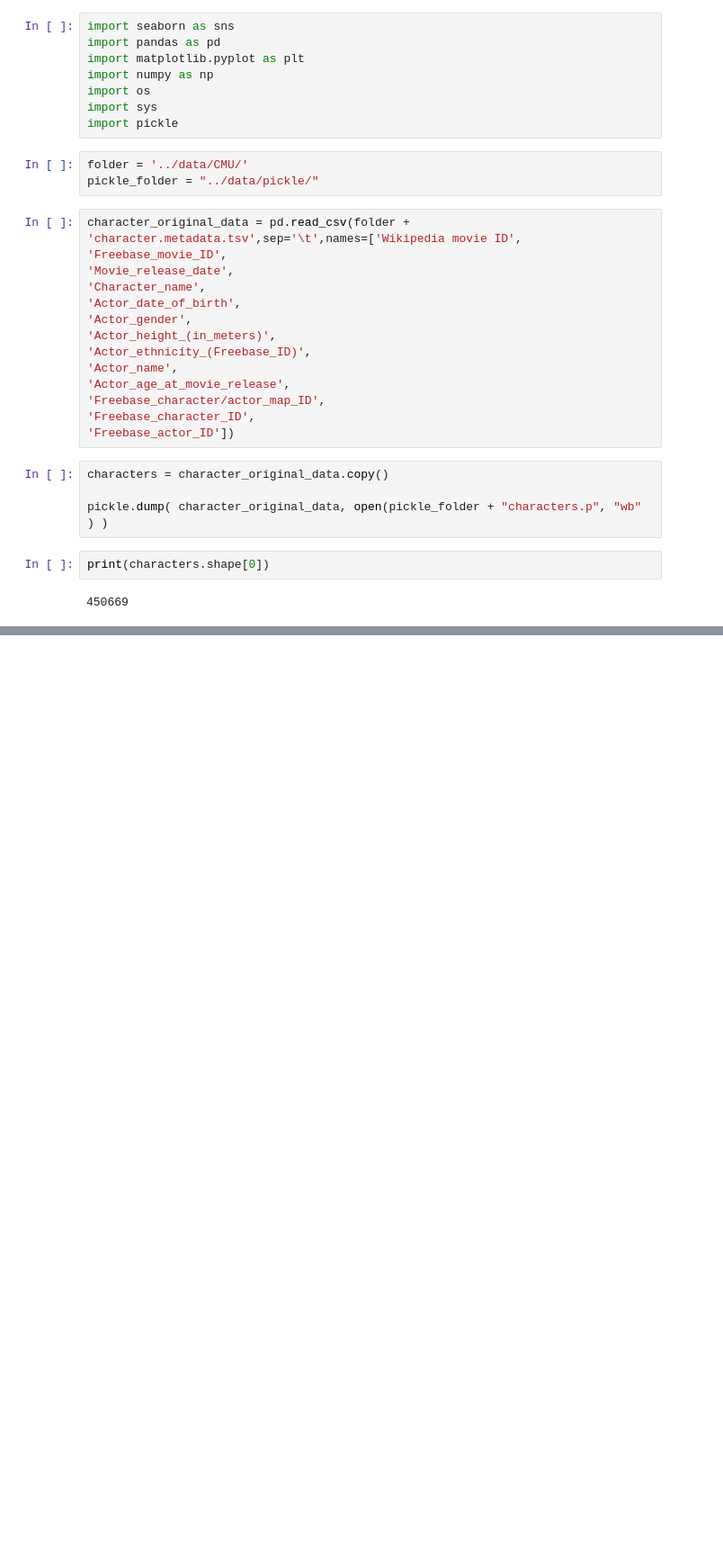
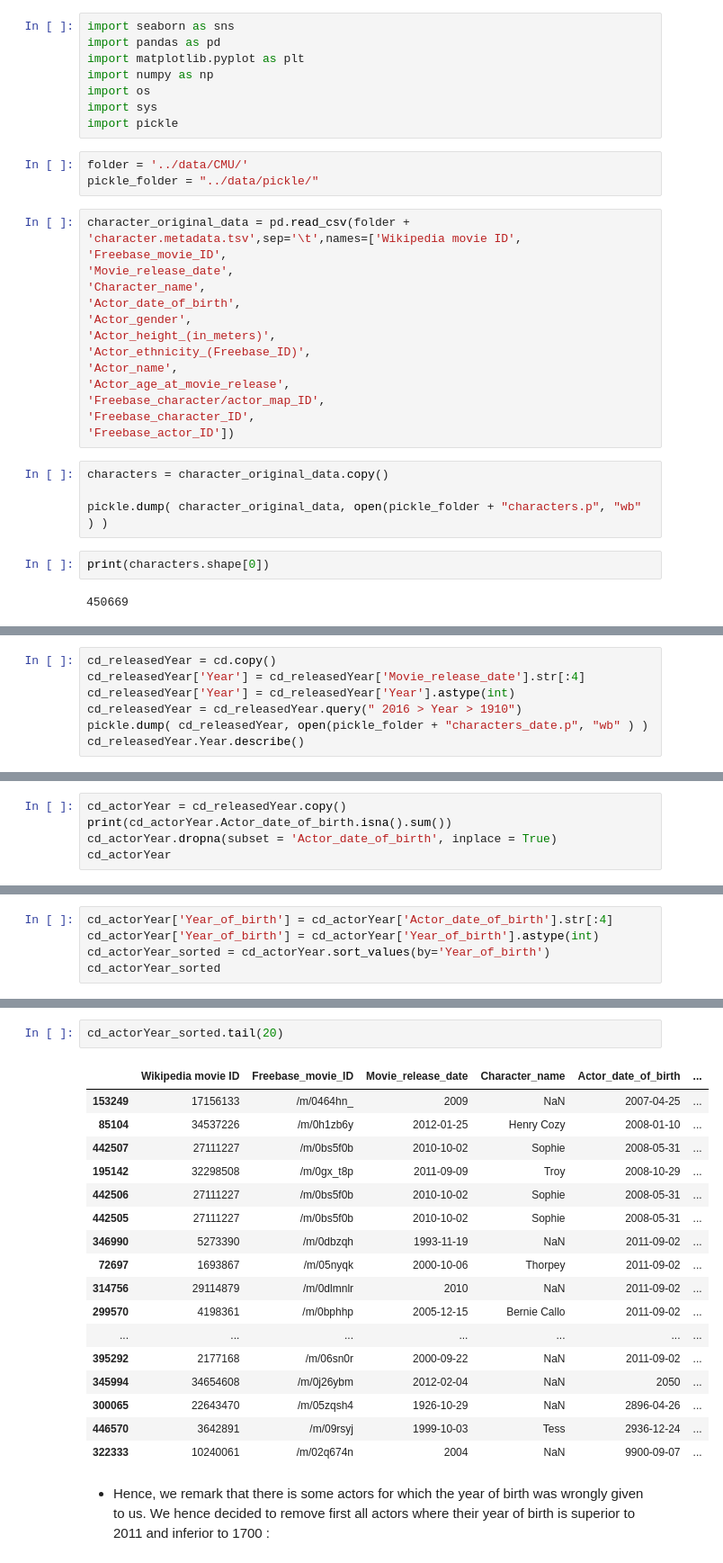
Before and after one commit to epfl-ada/ada-2024-project-melyn, a Jupyter notebook: pipeline/character_dataset_cleaning.ipynb, the cells around one changed output, grey strips where cells are left out. Shown: that part at 90% size. Saved outputs shown, nothing was run; the diff lists cells and outputs as text; blank space fills up the shorter version.

```diff
--- a/pipeline/character_dataset_cleaning.ipynb
+++ b/pipeline/character_dataset_cleaning.ipynb
@@ -44,0 +71,7 @@ pickle.dump( cd, open(pickle_folder + "characters_date.p", "wb" ) )
+# %%
+cd_releasedYear = cd.copy()
+cd_releasedYear['Year'] = cd_releasedYear['Movie_release_date'].str[:4]
+cd_releasedYear['Year'] = cd_releasedYear['Year'].astype(int)
+cd_releasedYear = cd_releasedYear.query(" 2016 > Year > 1910")
+pickle.dump( cd_releasedYear, open(pickle_folder + "characters_date.p", "wb" ) )
+cd_releasedYear.Year.describe()
@@ -44,0 +224,5 @@ pickle.dump( cd, open(pickle_folder + "characters_date.p", "wb" ) )
+# %%
+cd_actorYear = cd_releasedYear.copy()
+print(cd_actorYear.Actor_date_of_birth.isna().sum())
+cd_actorYear.dropna(subset = 'Actor_date_of_birth', inplace = True)
+cd_actorYear
@@ -44,0 +246,5 @@ pickle.dump( cd, open(pickle_folder + "characters_date.p", "wb" ) )
+# %%
+cd_actorYear['Year_of_birth'] = cd_actorYear['Actor_date_of_birth'].str[:4]
+cd_actorYear['Year_of_birth'] = cd_actorYear['Year_of_birth'].astype(int)
+cd_actorYear_sorted = cd_actorYear.sort_values(by='Year_of_birth')
+cd_actorYear_sorted
@@ -44,0 +265,22 @@ pickle.dump( cd, open(pickle_folder + "characters_date.p", "wb" ) )
+# %%
+cd_actorYear_sorted.tail(20)
+# %% [output]
+|  | Wikipedia movie ID | Freebase_movie_ID | Movie_release_date | Character_name | Actor_date_of_birth | ... |
+| 153249 | 17156133 | /m/0464hn_ | 2009 | NaN | 2007-04-25 | ... |
+| 85104 | 34537226 | /m/0h1zb6y | 2012-01-25 | Henry Cozy | 2008-01-10 | ... |
+| 442507 | 27111227 | /m/0bs5f0b | 2010-10-02 | Sophie | 2008-05-31 | ... |
+| 195142 | 32298508 | /m/0gx_t8p | 2011-09-09 | Troy | 2008-10-29 | ... |
+| 442506 | 27111227 | /m/0bs5f0b | 2010-10-02 | Sophie | 2008-05-31 | ... |
+| 442505 | 27111227 | /m/0bs5f0b | 2010-10-02 | Sophie | 2008-05-31 | ... |
+| 346990 | 5273390 | /m/0dbzqh | 1993-11-19 | NaN | 2011-09-02 | ... |
+| 72697 | 1693867 | /m/05nyqk | 2000-10-06 | Thorpey | 2011-09-02 | ... |
+| 314756 | 29114879 | /m/0dlmnlr | 2010 | NaN | 2011-09-02 | ... |
+| 299570 | 4198361 | /m/0bphhp | 2005-12-15 | Bernie Callo | 2011-09-02 | ... |
+| ... | ... | ... | ... | ... | ... | ... |
+| 395292 | 2177168 | /m/06sn0r | 2000-09-22 | NaN | 2011-09-02 | ... |
+| 345994 | 34654608 | /m/0j26ybm | 2012-02-04 | NaN | 2050 | ... |
+| 300065 | 22643470 | /m/05zqsh4 | 1926-10-29 | NaN | 2896-04-26 | ... |
+| 446570 | 3642891 | /m/09rsyj | 1999-10-03 | Tess | 2936-12-24 | ... |
+| 322333 | 10240061 | /m/02q674n | 2004 | NaN | 9900-09-07 | ... |
+# %% [markdown]
+- Hence, we remark that there is some actors for which the year of birth was wrongly given to us. We hence decided to remove first all actors where their year of birth is superior to 2011 and inferior to 1700 :
```
Also changed, not shown: parts of 49 cells of this notebook, 6 other files.
